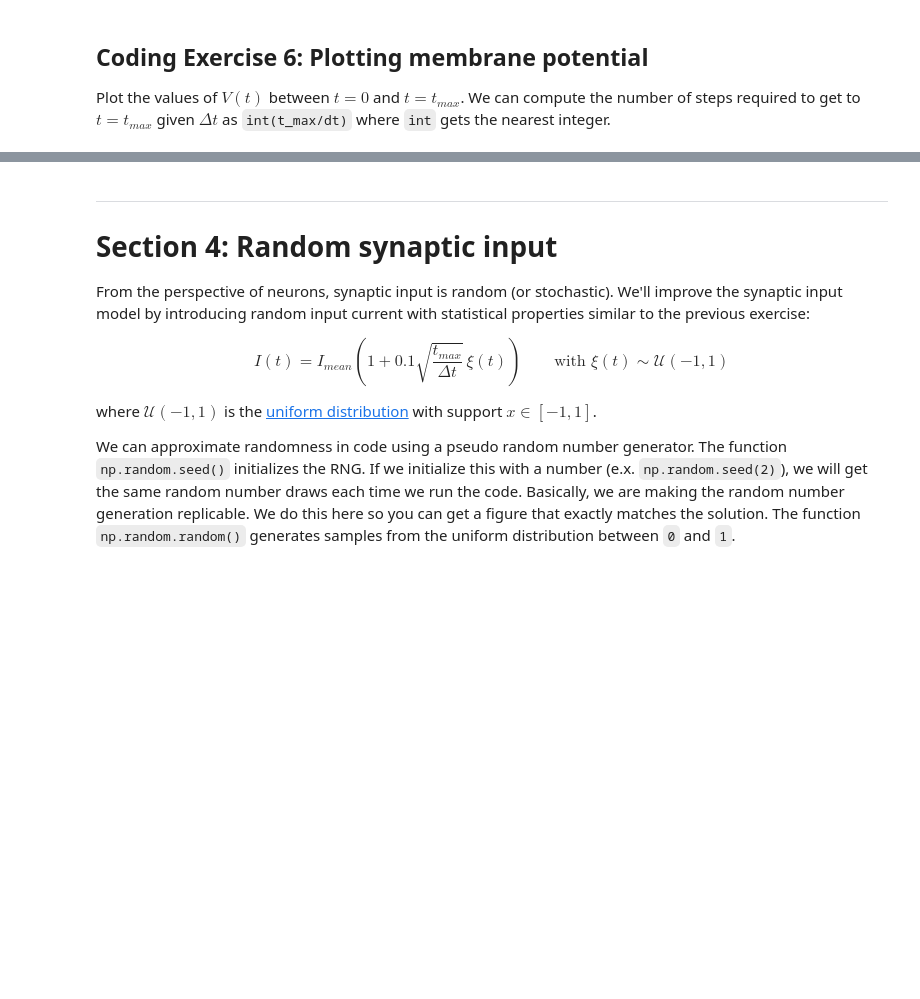
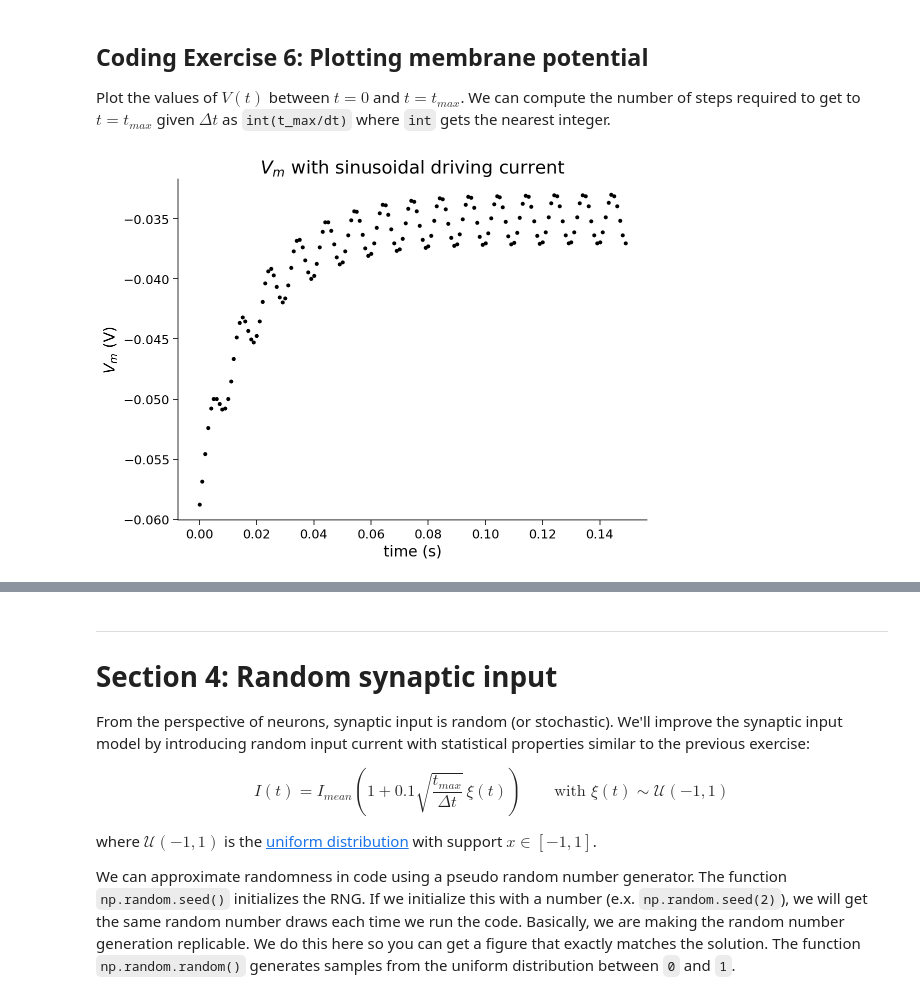
Before and after one commit to pranshumalik14/nma-compneurosci-2022, a Jupyter notebook: tutorials/lif_tut1.ipynb, the cells around one changed output, grey strips where cells are left out. Cells and saved outputs as stored; diff of their text form; code cells hidden in the pictures; blank space fills up the shorter version.

```diff
--- a/tutorials/lif_tut1.ipynb
+++ b/tutorials/lif_tut1.ipynb
@@ -503,41 +530,37 @@ We are plotting the curent input at discrete steps only. If we plotted the curre
 ## Coding Exercise 6: Plotting membrane potential
 Plot the values of $V(t)$ between $t=0$ and $t=t_{max}$. We can compute the number of steps required to get to $t=t_{max}$ given $\Delta t$ as `int(t_max/dt)` where `int` gets the nearest integer.
 # %%
-#################################################
-## TODO for students: fill out the figure initialization and plotting code below ##
-# Fill out code and comment or remove the next line
-raise NotImplementedError("Student exercise: You need to fill out membrane potential figure code")
-#################################################
-
 # Initialize step_end
 step_end = int(t_max / dt)
 
 # Initialize v0
 v = el
 
 # Initialize the figure
 plt.figure()
-plt.title('$V_m$ with sinusoidal I(t)')
+plt.title('$V_m$ with sinusoidal driving current')
 plt.xlabel('time (s)')
 plt.ylabel('$V_m$ (V)');
 
 # Loop for step_end steps
 for step in range(step_end):
 
   # Compute value of t
   t = step * dt
 
   # Compute value of i at this time step
   i = i_mean * (1 + np.sin((t * 2 * np.pi) / 0.01))
 
   # Compute v
   v = v + dt/tau * (el - v + r*i)
 
   # Plot v (using 'k.' to get even smaller markers)
-  plt.plot(...)
+  plt.plot(t, v, "k.")
 
 # Display plot
 plt.show()
+# %% [output]
+[figure, added]
 # %% [markdown]
 [*Click for solution*](https://github.com/NeuromatchAcademy/precourse/tree/main//tutorials/W0D1_PythonWorkshop1/solutions/W0D1_Tutorial1_Solution_70f05c19.py)
 
```
Also changed, not shown: parts of 11 cells of this notebook.
